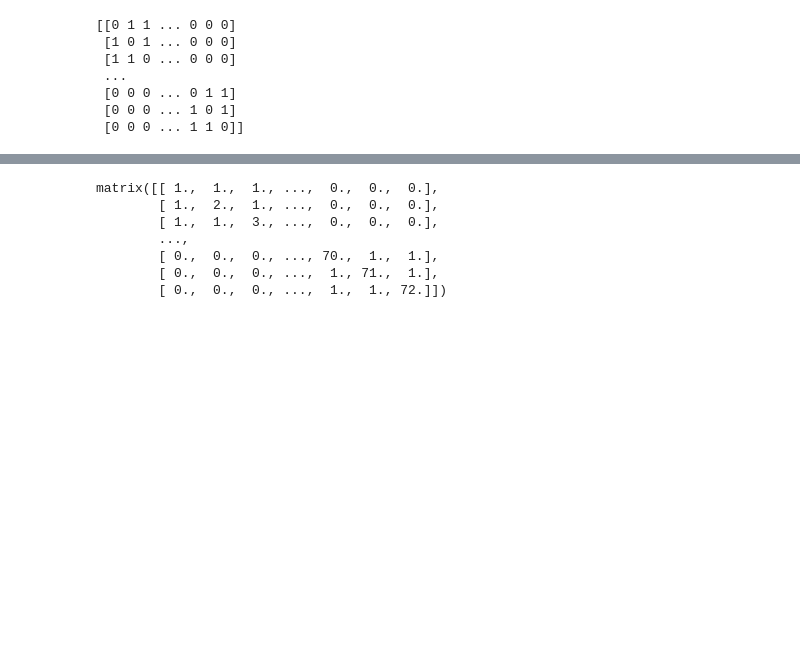
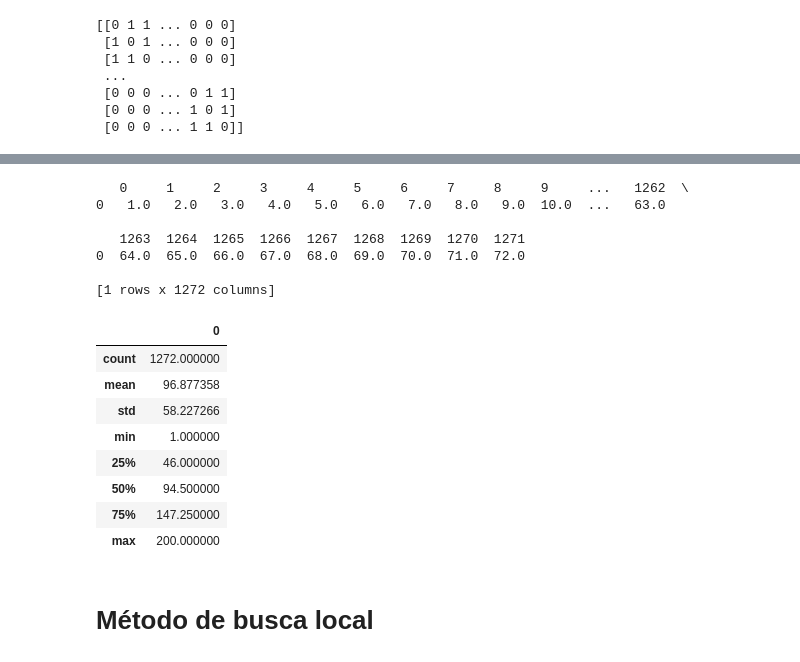
Before and after one commit to Krids/MaxCliqueVertexWeightedProblem, a Jupyter notebook: Problema do clique maximo com pesos.ipynb, the cells around one changed output, grey strips where cells are left out. Cells and saved outputs as stored; diff of their text form; code cells hidden in the pictures; blank space fills up the shorter version.

```diff
--- a/Problema do clique maximo com pesos.ipynb
+++ b/Problema do clique maximo com pesos.ipynb
@@ -66,10 +71,29 @@ sns.heatmap(df, cmap="BuPu");
-# %%
-addWeightToDiagonal(Gm)
-# %% [output]
-matrix([[ 1.,  1.,  1., ...,  0.,  0.,  0.],
-        [ 1.,  2.,  1., ...,  0.,  0.,  0.],
-        [ 1.,  1.,  3., ...,  0.,  0.,  0.],
-        ...,
-        [ 0.,  0.,  0., ..., 70.,  1.,  1.],
-        [ 0.,  0.,  0., ...,  1., 71.,  1.],
-        [ 0.,  0.,  0., ...,  1.,  1., 72.]])
+# %%
+def addWeightToVector(df):
+    weights = pd.DataFrame(np.zeros([1,1272]))
+    for i in range(len(df.index)):
+        weights[i] += (i % 200) + 1
+    print(weights)
+    return weights
+# %%
+weights = addWeightToVector(df)
+weights.T.describe()
+# %% [output]
+   0     1     2     3     4     5     6     7     8     9     ...   1262  \
+0   1.0   2.0   3.0   4.0   5.0   6.0   7.0   8.0   9.0  10.0  ...   63.0
+
+   1263  1264  1265  1266  1267  1268  1269  1270  1271
+0  64.0  65.0  66.0  67.0  68.0  69.0  70.0  71.0  72.0
+
+[1 rows x 1272 columns]
+|  | 0 |
+| count | 1272.000000 |
+| mean | 96.877358 |
+| std | 58.227266 |
+| min | 1.000000 |
+| 25% | 46.000000 |
+| 50% | 94.500000 |
+| 75% | 147.250000 |
+| max | 200.000000 |
+# %% [markdown]
+# Método de busca local
```
Also changed, not shown: parts of 9 cells of this notebook.
